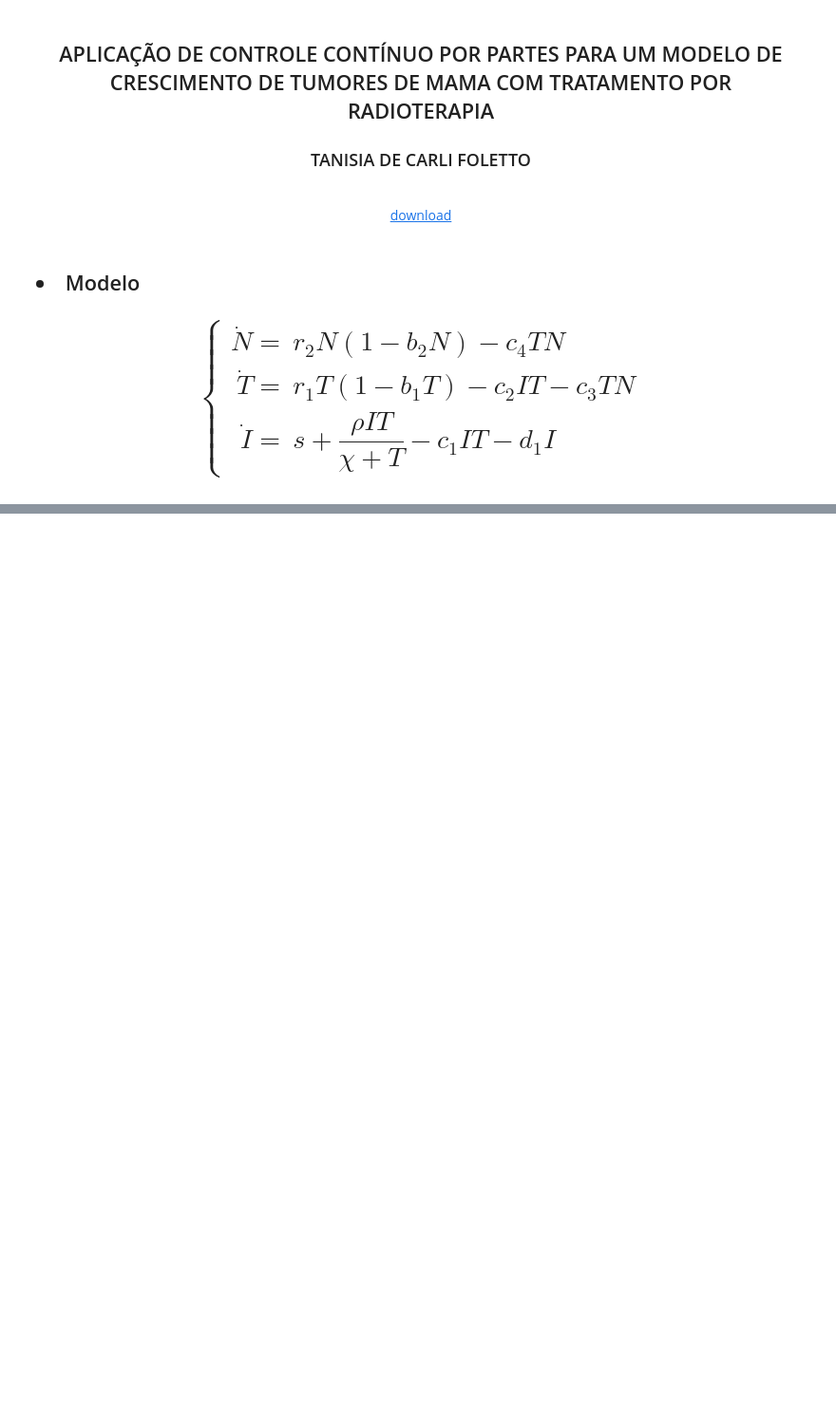
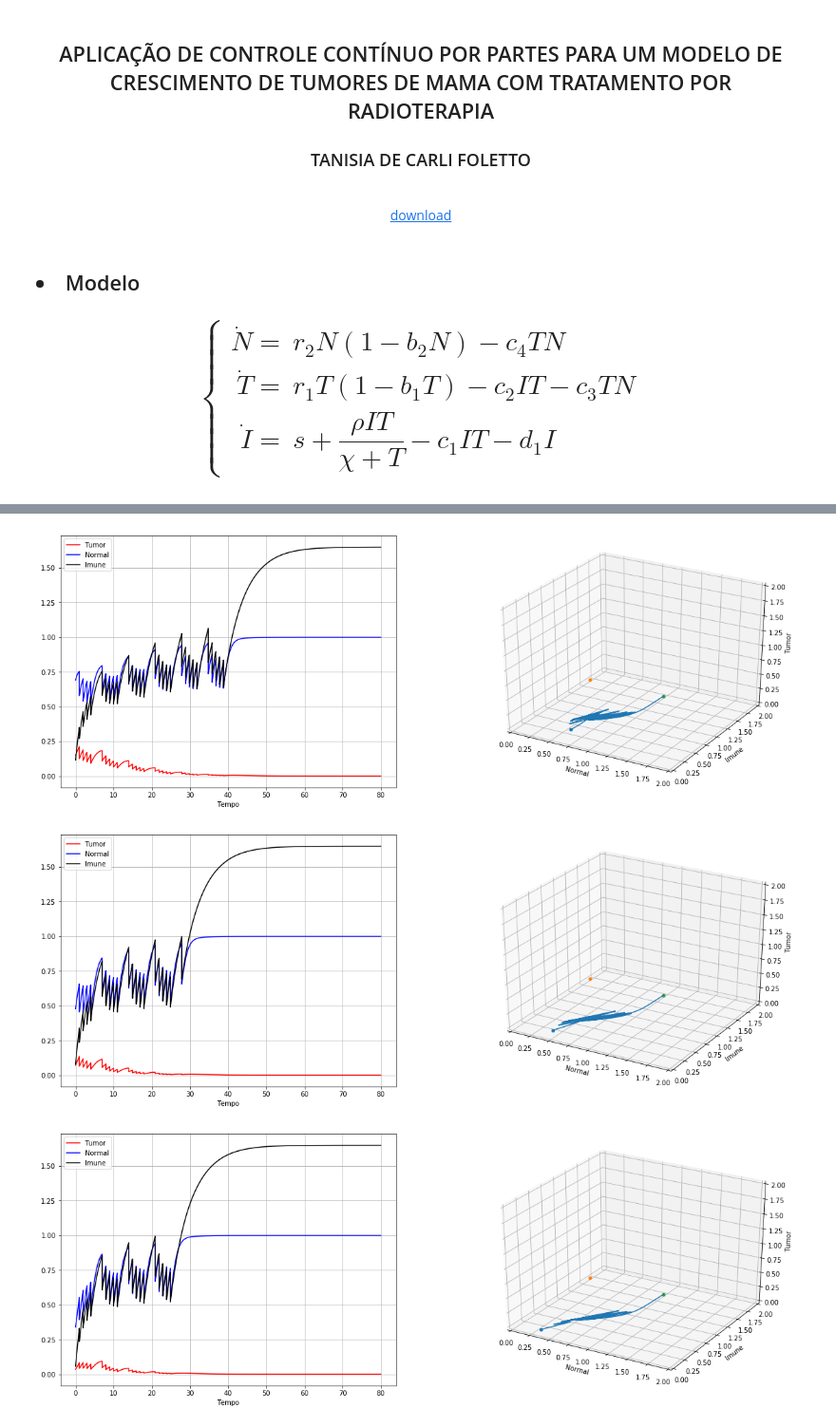
Before and after one commit to vdscruz/pibic-2018, a Jupyter notebook: codigos/code1.ipynb, the cells around one changed output, grey strips where cells are left out. Shown at 95% size. Drawn from its saved outputs; the diff is of its cells as text; code cells hidden in the pictures; blank space fills up the shorter version.

```diff
--- a/codigos/code1.ipynb
+++ b/codigos/code1.ipynb
@@ -182,0 +266,10 @@ $$
+# %%
+# analise do comportamento do modelo com o modelo linear quadratico para simular o tratamento com radioterapia
+model = Model()
+model.setParameters(r_1, b_1, c_1, d_1, r_2, b_2, c_2, c_3, c_4, s, p, x, 80, 0.007, True)
+model.initialConditions(n_0, t_0, i_0) # (N, T, I)
+model.process(with_treatment=True)
+# %% [output]
+[figure, added]
+[figure, added]
+[figure, added]
```
Also changed, not shown: parts of 11 cells of this notebook, 7 other files.
